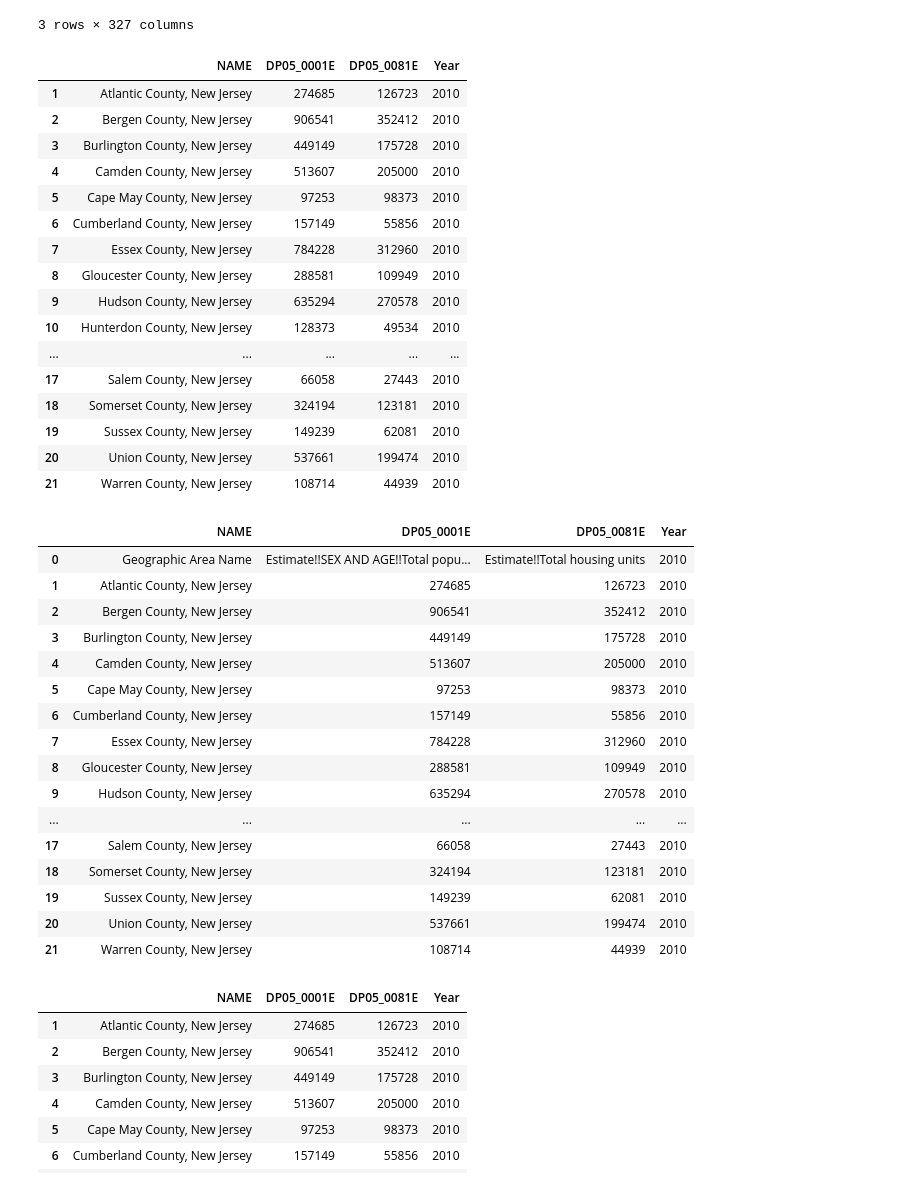
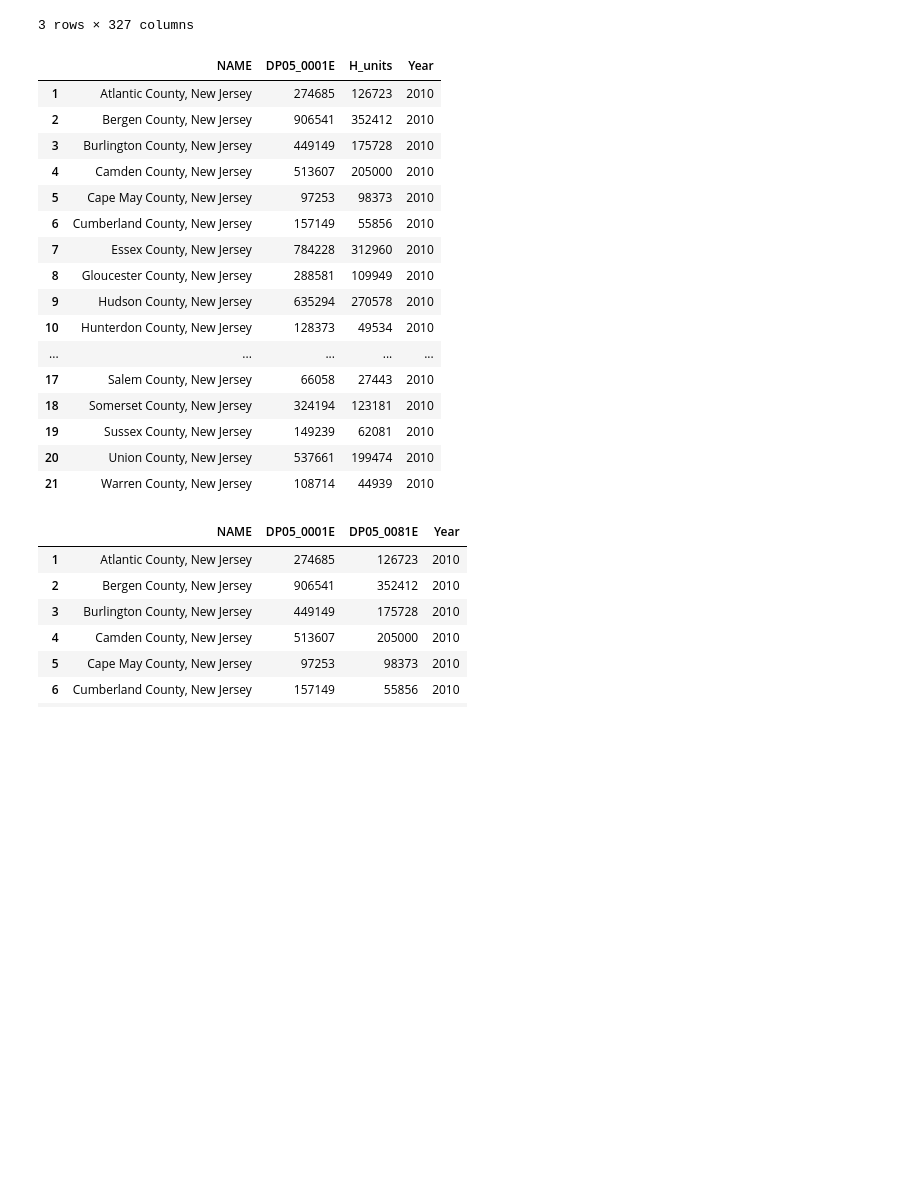
Before and after one commit to carlavilla/DataManagement, a Jupyter notebook: Flooding_and_Housing_NJ.ipynb, the cells around one changed output. Cells and saved outputs as stored; diff of their text form; code cells hidden in the pictures; blank space fills up the shorter version.

```diff
--- a/Flooding_and_Housing_NJ.ipynb
+++ b/Flooding_and_Housing_NJ.ipynb
@@ -170,10 +169,11 @@ Warning: Total number of columns (327) exceeds max_columns (20). Falling back to
 # %%
 acspop2010= acspop2010[['NAME', 'DP05_0001E', 'DP05_0081E']]
 acspop2010['Year'] = 2010
-acspop2010.drop([0])
-acspop2010
+acspop10= acspop2010.drop([0])
+acspop10= acspop10.rename(columns={'DP05_0081E': 'H_units'})
+acspop10
 # %% [output]
-|  | NAME | DP05_0001E | DP05_0081E | Year |
+|  | NAME | DP05_0001E | H_units | Year |
 | 1 | Atlantic County, New Jersey | 274685 | 126723 | 2010 |
 | 2 | Bergen County, New Jersey | 906541 | 352412 | 2010 |
 | 3 | Burlington County, New Jersey | 449149 | 175728 | 2010 |
@@ -190,21 +190,4 @@ acspop2010
 | 19 | Sussex County, New Jersey | 149239 | 62081 | 2010 |
 | 20 | Union County, New Jersey | 537661 | 199474 | 2010 |
 | 21 | Warren County, New Jersey | 108714 | 44939 | 2010 |
-|  | NAME | DP05_0001E | DP05_0081E | Year |
-| 0 | Geographic Area Name | Estimate!!SEX AND AGE!!Total popu... | Estimate!!Total housing units | 2010 |
-| 1 | Atlantic County, New Jersey | 274685 | 126723 | 2010 |
-| 2 | Bergen County, New Jersey | 906541 | 352412 | 2010 |
-| 3 | Burlington County, New Jersey | 449149 | 175728 | 2010 |
-| 4 | Camden County, New Jersey | 513607 | 205000 | 2010 |
-| 5 | Cape May County, New Jersey | 97253 | 98373 | 2010 |
-| 6 | Cumberland County, New Jersey | 157149 | 55856 | 2010 |
-| 7 | Essex County, New Jersey | 784228 | 312960 | 2010 |
-| 8 | Gloucester County, New Jersey | 288581 | 109949 | 2010 |
-| 9 | Hudson County, New Jersey | 635294 | 270578 | 2010 |
-| ... | ... | ... | ... | ... |
-| 17 | Salem County, New Jersey | 66058 | 27443 | 2010 |
-| 18 | Somerset County, New Jersey | 324194 | 123181 | 2010 |
-| 19 | Sussex County, New Jersey | 149239 | 62081 | 2010 |
-| 20 | Union County, New Jersey | 537661 | 199474 | 2010 |
-| 21 | Warren County, New Jersey | 108714 | 44939 | 2010 |
 # %%
```
Also changed, not shown: parts of 26 cells of this notebook.
